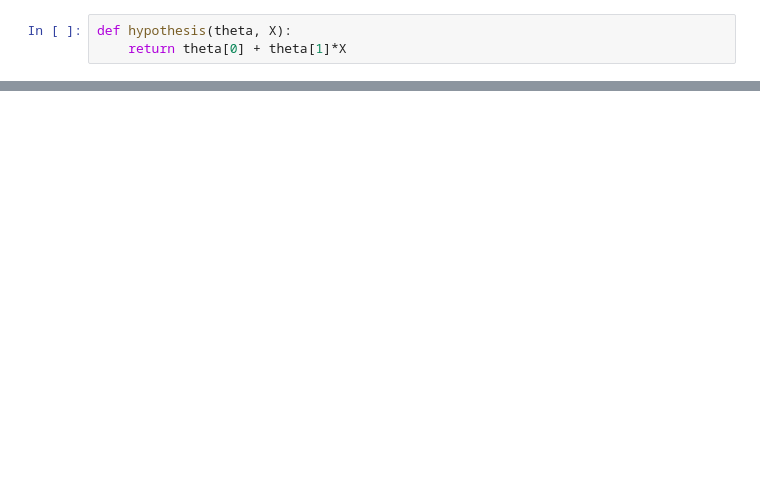
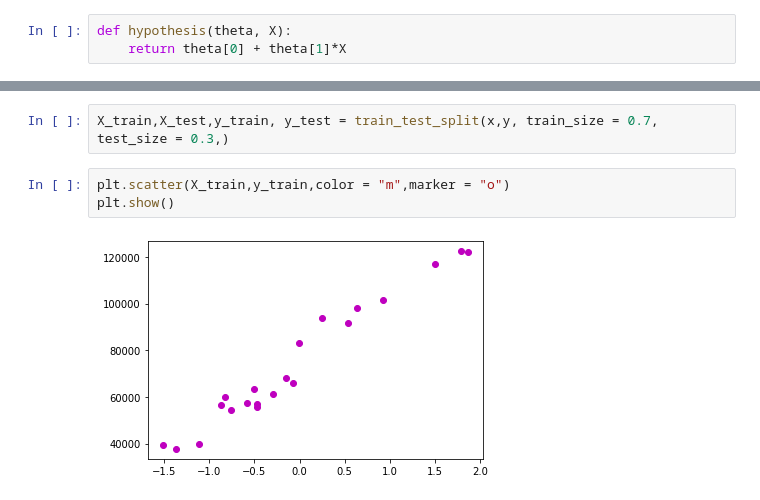
Before and after one commit to kavinkumar999/Machine-Learning-notes, a Jupyter notebook: session-2/salary prediction.ipynb, the cells around one changed output, grey strips where cells are left out. Saved outputs shown, nothing was run; the diff lists cells and outputs as text; blank space fills up the shorter version.

```diff
--- a/session-2/salary prediction.ipynb
+++ b/session-2/salary prediction.ipynb
@@ -56,0 +84,7 @@ def cost_calc(theta, X, y):
+# %%
+X_train,X_test,y_train, y_test = train_test_split(x,y, train_size = 0.7, test_size = 0.3,)
+# %%
+plt.scatter(X_train,y_train,color = "m",marker = "o")
+plt.show()
+# %% [output]
+[figure, added]
```
Also changed, not shown: parts of 14 cells of this notebook, 1 other file.
